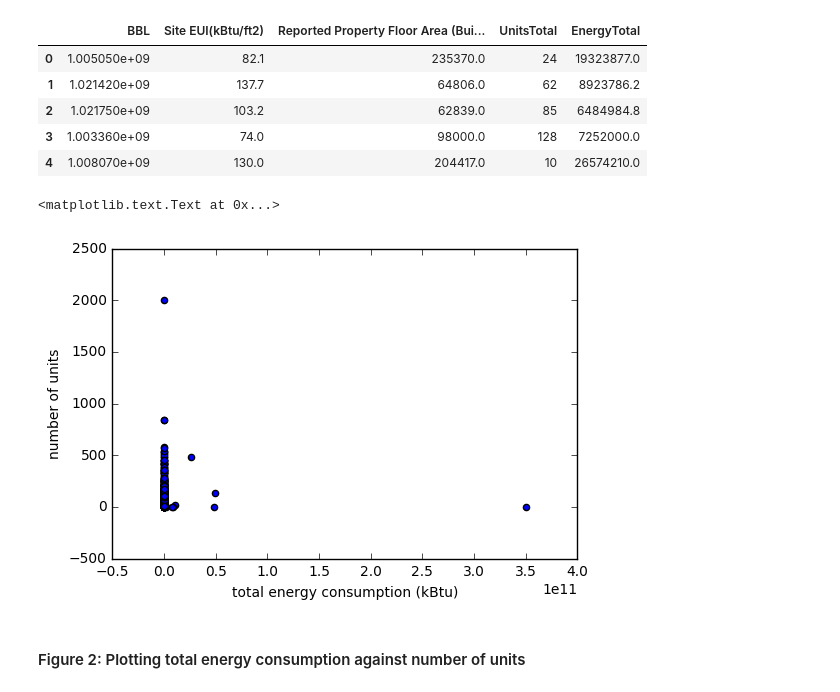
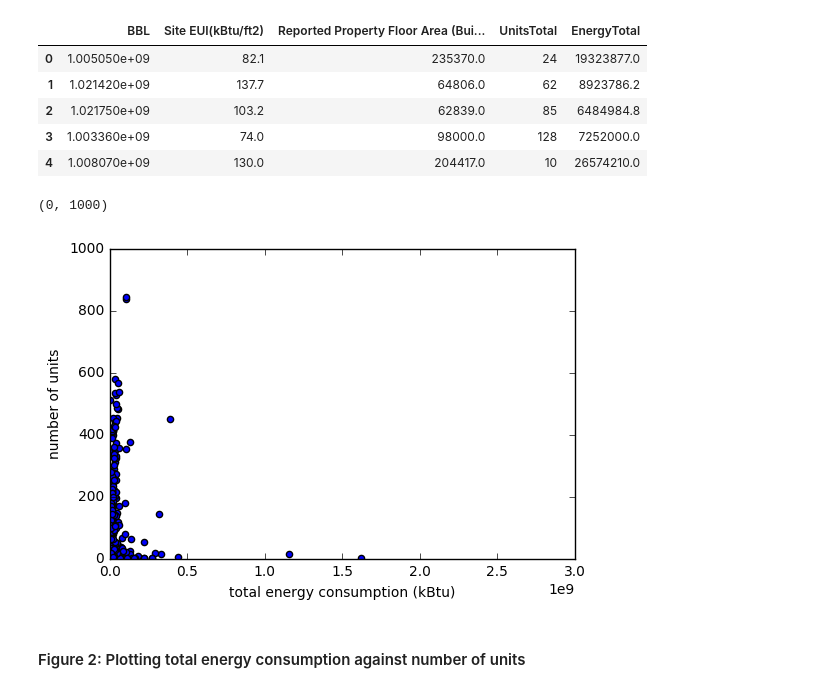
Before and after one commit to sbania-unicef/PUI2016_xz694, a Jupyter notebook: HW6_xz694/HW6_1_xz694.ipynb, the cells around one changed output. Saved outputs shown, nothing was run; the diff lists cells and outputs as text; code cells hidden in the pictures.

```diff
--- a/HW6_xz694/HW6_1_xz694.ipynb
+++ b/HW6_xz694/HW6_1_xz694.ipynb
@@ -323,20 +292,18 @@ bblnrgdata.head()
 # %%
 ax1 = bblnrgdata.plot(x='EnergyTotal', y='UnitsTotal', kind='scatter')
 
 ax1.set_xlabel("total energy consumption (kBtu)")
 ax1.set_ylabel("number of units")
 
-#ax1.set_xlim([0,1])
-#ax1.set_ylim([0,1000])
+ax1.set_xlim(0,3e9)
+ax1.set_ylim(0,1000)
 
-#Note: These can set the ranges, but then I'm only seeing one dot at (0,0)...?
 #When the ranges are not adjusted, the plot automatically shows some negative parts on the x and y axes as well, why?
-
 #linewidth=0.0?
 #.plot methods? pl methods? .plot.scatter? geopandas plotting?
 # %% [output]
-<matplotlib.text.Text at 0x...>
+(0, 1000)
-[figure, old version]
+[figure, new version]
 # %% [markdown]
 #### Figure 2: Plotting total energy consumption against number of units
 # %%
```
Also changed, not shown: parts of 18 cells of this notebook.
